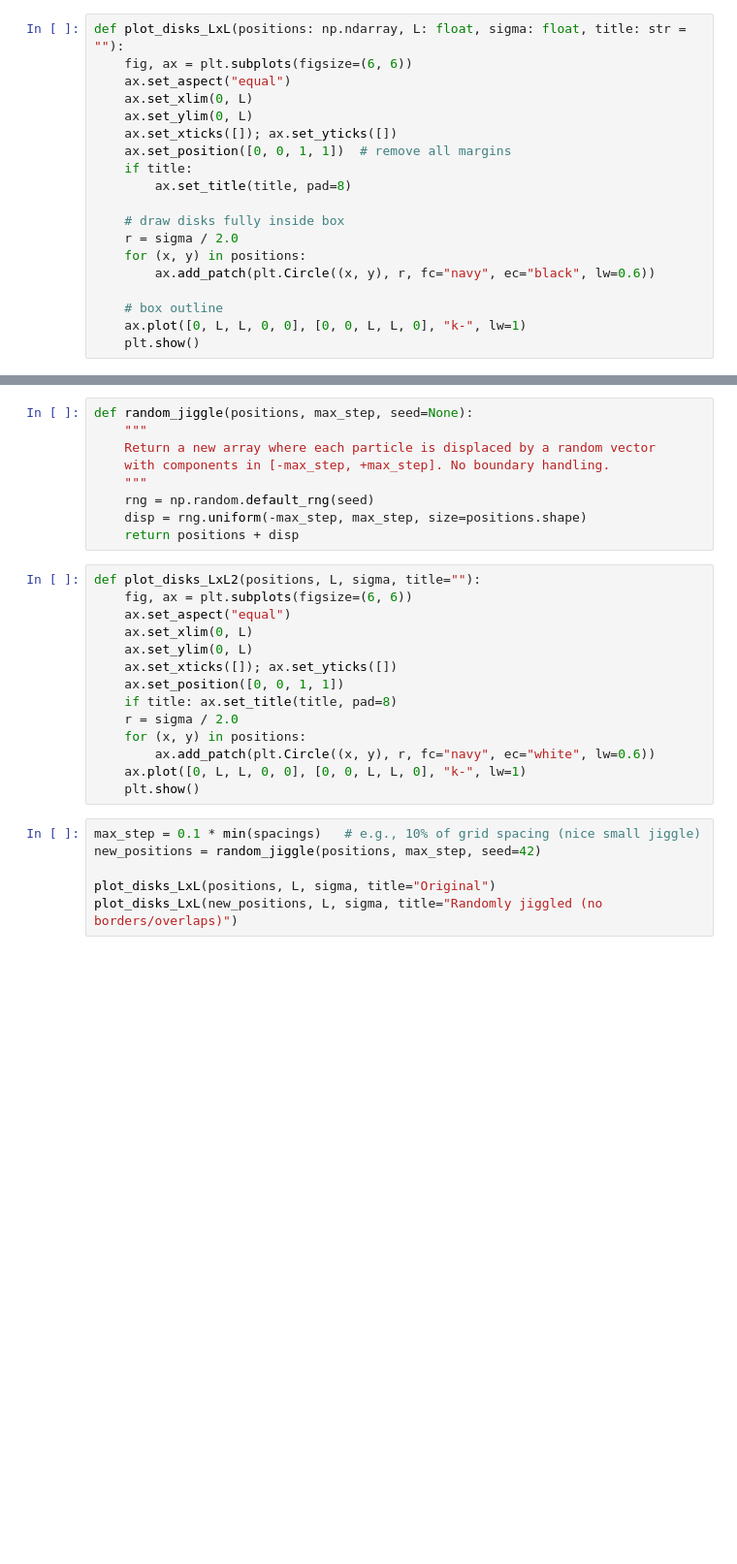
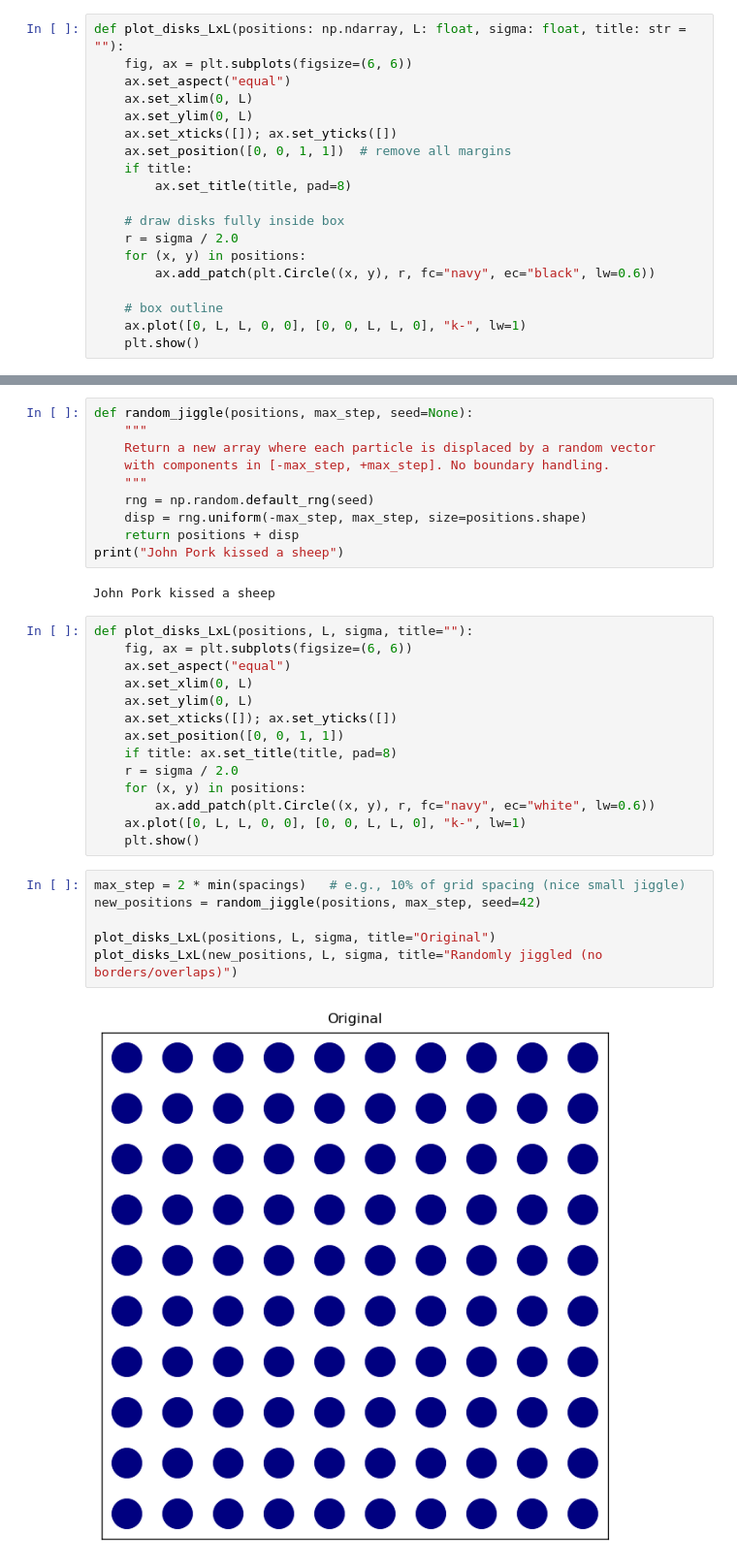
Before and after one commit to JohnGriffith22/Computing-Project, a Jupyter notebook: Computing.ipynb, the cells around one changed output, grey strips where cells are left out. Shown: that part at 97% size. Drawn from its saved outputs; the diff is of its cells as text; blank space fills up the shorter version.

```diff
--- a/Computing.ipynb
+++ b/Computing.ipynb
@@ -153,8 +153,11 @@ def random_jiggle(positions, max_step, seed=None):
     rng = np.random.default_rng(seed)
     disp = rng.uniform(-max_step, max_step, size=positions.shape)
     return positions + disp
+print("John Pork kissed a sheep")
+# %% [output]
+John Pork kissed a sheep
 # %%
-def plot_disks_LxL2(positions, L, sigma, title=""):
+def plot_disks_LxL(positions, L, sigma, title=""):
     fig, ax = plt.subplots(figsize=(6, 6))
     ax.set_aspect("equal")
     ax.set_xlim(0, L)
@@ -168,8 +171,10 @@ def plot_disks_LxL2(positions, L, sigma, title=""):
     ax.plot([0, L, L, 0, 0], [0, 0, L, L, 0], "k-", lw=1)
     plt.show()
 # %%
-max_step = 0.1 * min(spacings)   # e.g., 10% of grid spacing (nice small jiggle)
+max_step = 2 * min(spacings)   # e.g., 10% of grid spacing (nice small jiggle)
 new_positions = random_jiggle(positions, max_step, seed=42)
 
 plot_disks_LxL(positions, L, sigma, title="Original")
 plot_disks_LxL(new_positions, L, sigma, title="Randomly jiggled (no borders/overlaps)")
+# %% [output]
+[figure, added]
```
Also changed, not shown: parts of 10 cells of this notebook.
